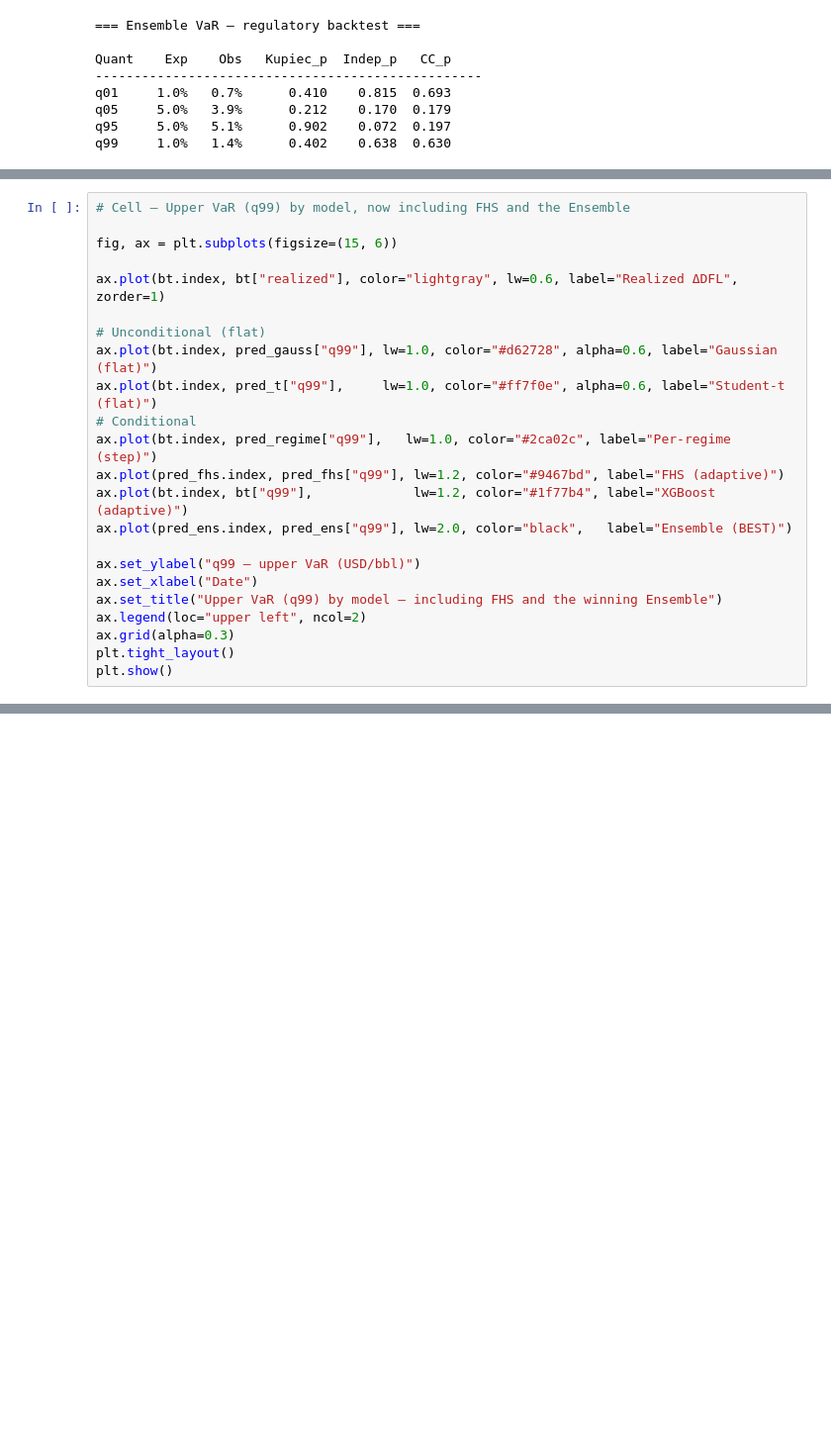
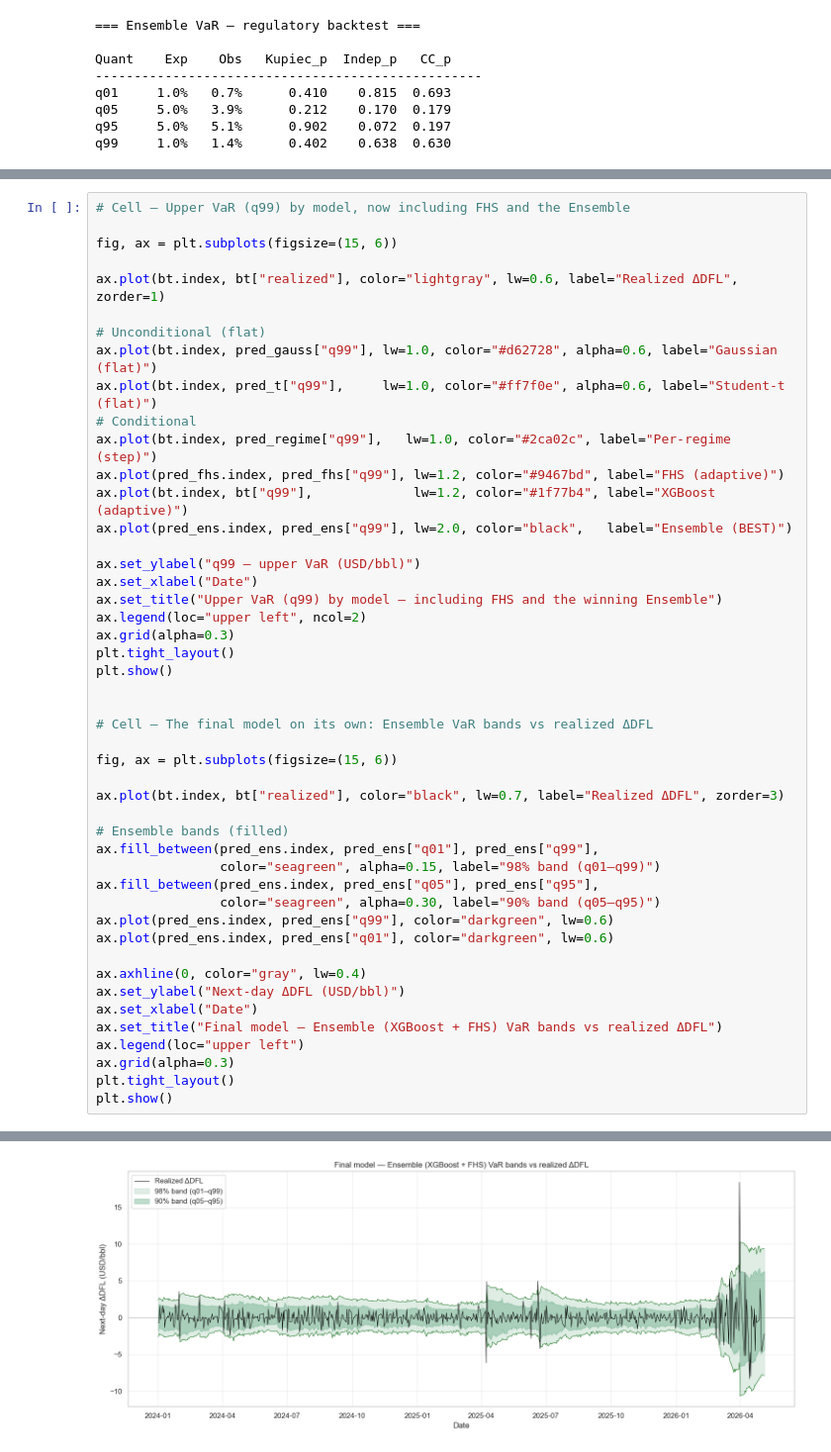
Before and after one commit to juliens50/ML-project-VaR-Calculation-for-Basis-Risk, a Jupyter notebook: notebooks/05_backtest.ipynb, the cells around one changed output, grey strips where cells are left out. Shown at 99% size. Cells and saved outputs as stored; diff of their text form; blank space fills up the shorter version.

```diff
--- a/notebooks/05_backtest.ipynb
+++ b/notebooks/05_backtest.ipynb
@@ -554,26 +508,51 @@ q99     1.0%   1.4%      0.402    0.638  0.630
 # %%
 # Cell — Upper VaR (q99) by model, now including FHS and the Ensemble
 
 fig, ax = plt.subplots(figsize=(15, 6))
 
 ax.plot(bt.index, bt["realized"], color="lightgray", lw=0.6, label="Realized ΔDFL", zorder=1)
 
 # Unconditional (flat)
 ax.plot(bt.index, pred_gauss["q99"], lw=1.0, color="#d62728", alpha=0.6, label="Gaussian (flat)")
 ax.plot(bt.index, pred_t["q99"],     lw=1.0, color="#ff7f0e", alpha=0.6, label="Student-t (flat)")
 # Conditional
 ax.plot(bt.index, pred_regime["q99"],   lw=1.0, color="#2ca02c", label="Per-regime (step)")
 ax.plot(pred_fhs.index, pred_fhs["q99"], lw=1.2, color="#9467bd", label="FHS (adaptive)")
 ax.plot(bt.index, bt["q99"],             lw=1.2, color="#1f77b4", label="XGBoost (adaptive)")
 ax.plot(pred_ens.index, pred_ens["q99"], lw=2.0, color="black",   label="Ensemble (BEST)")
 
 ax.set_ylabel("q99 — upper VaR (USD/bbl)")
 ax.set_xlabel("Date")
 ax.set_title("Upper VaR (q99) by model — including FHS and the winning Ensemble")
 ax.legend(loc="upper left", ncol=2)
 ax.grid(alpha=0.3)
 plt.tight_layout()
 plt.show()
+
+
+# Cell — The final model on its own: Ensemble VaR bands vs realized ΔDFL
+
+fig, ax = plt.subplots(figsize=(15, 6))
+
+ax.plot(bt.index, bt["realized"], color="black", lw=0.7, label="Realized ΔDFL", zorder=3)
+
+# Ensemble bands (filled)
+ax.fill_between(pred_ens.index, pred_ens["q01"], pred_ens["q99"],
+                color="seagreen", alpha=0.15, label="98% band (q01–q99)")
+ax.fill_between(pred_ens.index, pred_ens["q05"], pred_ens["q95"],
+                color="seagreen", alpha=0.30, label="90% band (q05–q95)")
+ax.plot(pred_ens.index, pred_ens["q99"], color="darkgreen", lw=0.6)
+ax.plot(pred_ens.index, pred_ens["q01"], color="darkgreen", lw=0.6)
+
+ax.axhline(0, color="gray", lw=0.4)
+ax.set_ylabel("Next-day ΔDFL (USD/bbl)")
+ax.set_xlabel("Date")
+ax.set_title("Final model — Ensemble (XGBoost + FHS) VaR bands vs realized ΔDFL")
+ax.legend(loc="upper left")
+ax.grid(alpha=0.3)
+plt.tight_layout()
+plt.show()
 # %% [output]
 [figure]
+[figure, added]
 # %% [markdown]
```
Also changed, not shown: parts of 25 cells of this notebook, 5 other files.
